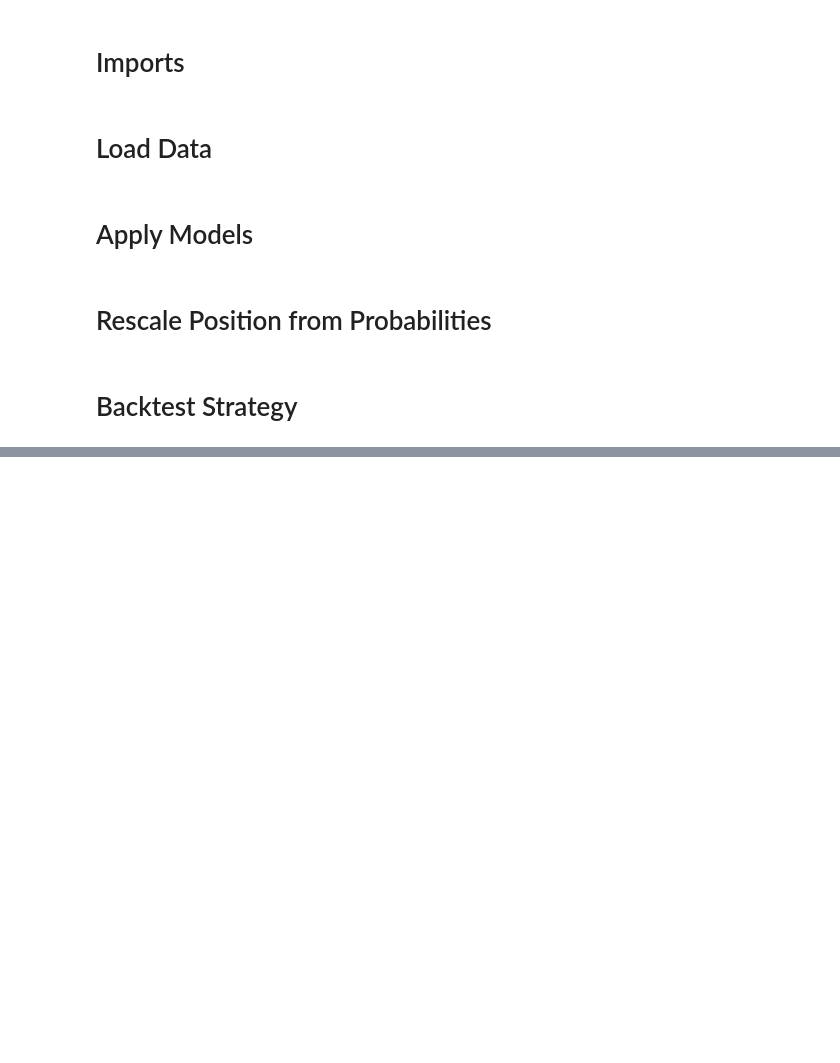
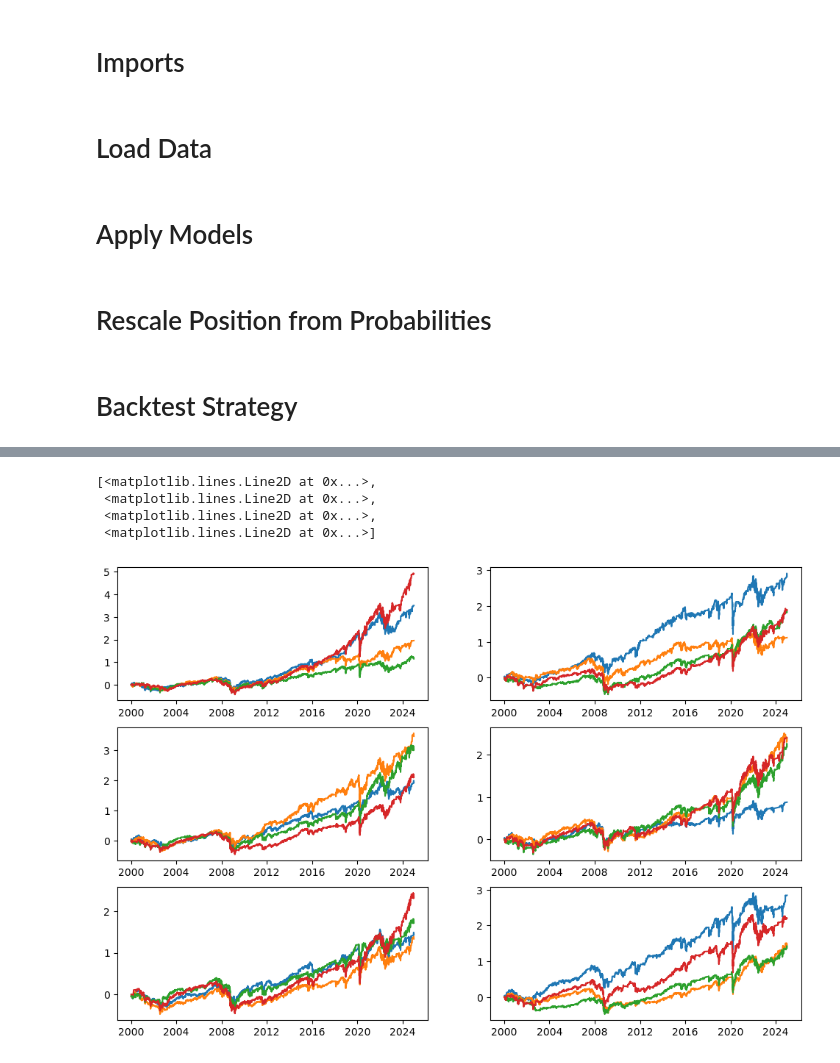
Before and after one commit to BSIC/Momentum_ML, a Jupyter notebook: Backtest.ipynb, the cells around one changed output, grey strips where cells are left out. Saved outputs shown, nothing was run; the diff lists cells and outputs as text; code cells hidden in the pictures; blank space fills up the shorter version.

```diff
--- a/Backtest.ipynb
+++ b/Backtest.ipynb
@@ -61,3 +101,10 @@ position_log_reg = compute_position(prob_log_reg)
 position_rf = compute_position(prob_rf)
 position_xgb = compute_position(prob_xgb)
 position_svm = compute_position(prob_svm)
+# %%
+position_log_reg_07 = compute_position(prob_log_reg_07)
+position_log_reg_08 = compute_position(prob_log_reg_08)
+position_log_reg_09 = compute_position(prob_log_reg_09)
+position_log_reg_11 = compute_position(prob_log_reg_11)
+position_log_reg_12 = compute_position(prob_log_reg_12)
+position_log_reg_13 = compute_position(prob_log_reg_13)
@@ -102,3 +163,10 @@ returns_log_reg = backtest_strategy(position_log_reg, sp500_data, rf_rate)
 returns_rf = backtest_strategy(position_rf, sp500_data, rf_rate)
 returns_xgb = backtest_strategy(position_xgb, sp500_data, rf_rate)
 returns_svm = backtest_strategy(position_svm, sp500_data, rf_rate)
+# %%
+returns_log_reg_07 = backtest_strategy(position_log_reg_07, sp500_data, rf_rate)
+returns_log_reg_08 = backtest_strategy(position_log_reg_08, sp500_data, rf_rate)
+returns_log_reg_09 = backtest_strategy(position_log_reg_09, sp500_data, rf_rate)
+returns_log_reg_11 = backtest_strategy(position_log_reg_11, sp500_data, rf_rate)
+returns_log_reg_12 = backtest_strategy(position_log_reg_12, sp500_data, rf_rate)
+returns_log_reg_13 = backtest_strategy(position_log_reg_13, sp500_data, rf_rate)
@@ -107,3 +189,10 @@ cum_returns_log_reg = (1 + returns_log_reg).cumprod(axis = 0) - 1
 cum_returns_rf = (1 + returns_rf).cumprod(axis = 0) - 1
 cum_returns_xgb = (1 + returns_xgb).cumprod(axis = 0) - 1
 cum_returns_svm = ( 1 + returns_svm).cumprod(axis = 0) - 1
+# %%
+cum_returns_log_reg_07 = (1 + returns_log_reg_07).cumprod(axis = 0) - 1
+cum_returns_log_reg_08 = (1 + returns_log_reg_08).cumprod(axis = 0) - 1
+cum_returns_log_reg_09 = (1 + returns_log_reg_09).cumprod(axis = 0) - 1
+cum_returns_log_reg_11 = (1 + returns_log_reg_11).cumprod(axis = 0) - 1
+cum_returns_log_reg_12 = (1 + returns_log_reg_12).cumprod(axis = 0) - 1
+cum_returns_log_reg_13 = (1 + returns_log_reg_13).cumprod(axis = 0) - 1
@@ -121,0 +225,14 @@ ax[1, 1].plot(cum_returns_svm)
+# %%
+fig, ax = plt.subplots(3, 2, figsize = (12, 8))
+ax[0, 0].plot(cum_returns_log_reg_07)
+ax[1, 0].plot(cum_returns_log_reg_08)
+ax[2, 0].plot(cum_returns_log_reg_09)
+ax[0, 1].plot(cum_returns_log_reg_11)
+ax[1, 1].plot(cum_returns_log_reg_12)
+ax[2,1].plot(cum_returns_log_reg_13)
+# %% [output]
+[<matplotlib.lines.Line2D at 0x...>,
+ <matplotlib.lines.Line2D at 0x...>,
+ <matplotlib.lines.Line2D at 0x...>,
+ <matplotlib.lines.Line2D at 0x...>]
+[figure, added]
```
Also changed, not shown: parts of 23 cells of this notebook.
